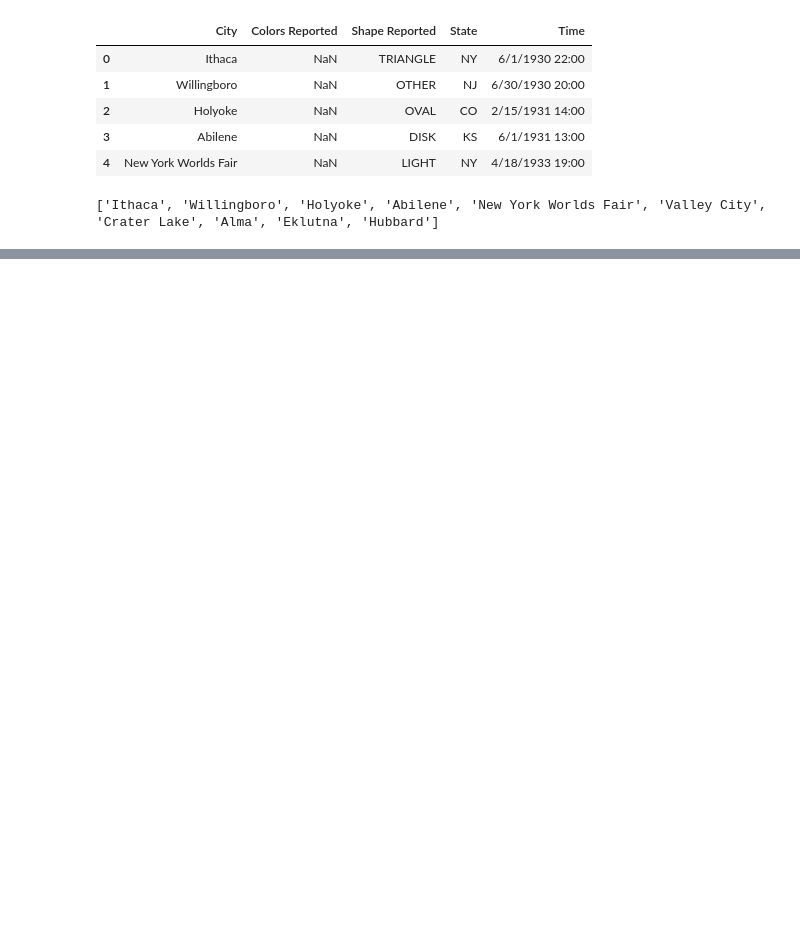
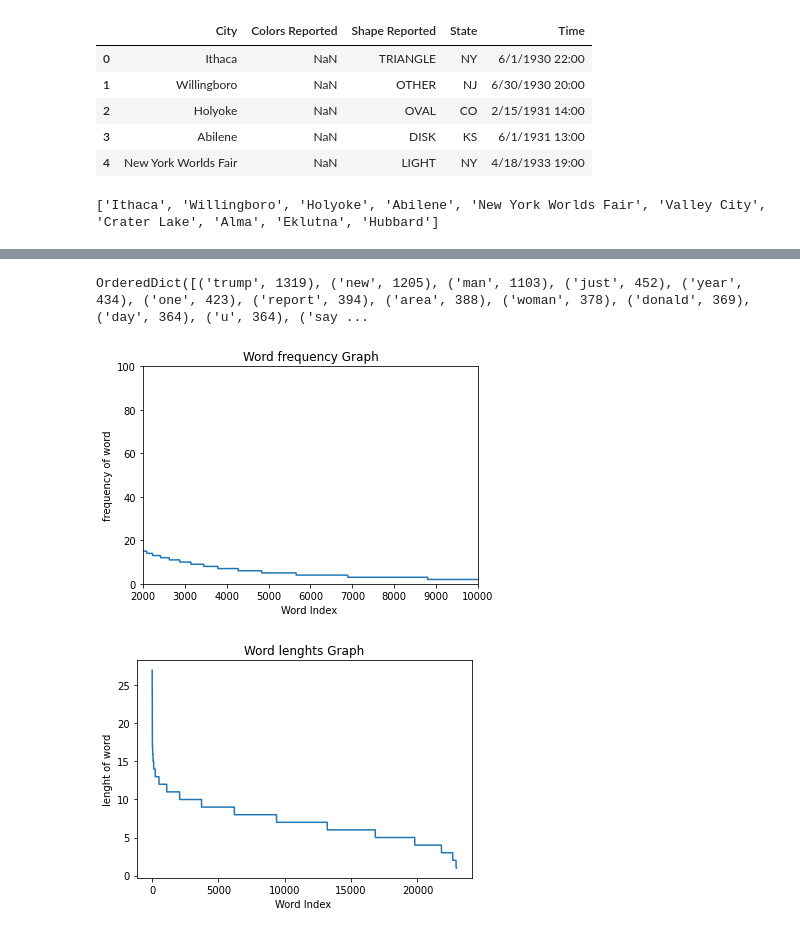
Before and after one commit to kumar-mahendra/66DaysOfData, a Jupyter notebook: Natural_Language_Processing.ipynb, the cells around one changed output, grey strips where cells are left out. Cells and saved outputs as stored; diff of their text form; code cells hidden in the pictures; blank space fills up the shorter version.

```diff
--- a/Natural_Language_Processing.ipynb
+++ b/Natural_Language_Processing.ipynb
@@ -297,0 +424,44 @@ Saving to: ‘/tmp/sarcasm.json’
+# %%
+# You can experiment with parameters and see result .
+
+#Reason : We have chosen embedded size to be 15 because around 80% words in tokenizer's word_index
+#         are having very low frequency (<20 times)
+
+#         Also you can see below graph that word after 2000 are of very low frequency thats why we keep
+#         vocab_size equal to 2000
+
+wc = tokenizer.word_counts
+from collections import OrderedDict
+newlist = (OrderedDict(sorted(wc.items(), key=lambda t: t[1], reverse=True)))
+print(newlist)
+
+xs=[]
+ys=[]
+curr_x = 1
+for item in newlist:
+ xs.append(curr_x)
+ curr_x=curr_x+1
+ ys.append(newlist[item])
+plt.title("Word frequency Graph")
+plt.xlabel("Word Index ")
+plt.ylabel("frequency of word")
+plt.plot(xs,ys)
+plt.axis([2000,10000,0,100])
+plt.show()
+
+
+lenghts = []
+yss = []
+l = len(xs)
+for x in newlist :
+  yss.append(len(x))
+yss = sorted(yss,reverse=True)
+plt.title("Word lenghts Graph")
+plt.xlabel("Word Index ")
+plt.ylabel("lenght of word")
+plt.plot(xs,yss)
+plt.show()
+# %% [output]
+OrderedDict([('trump', 1319), ('new', 1205), ('man', 1103), ('just', 452), ('year', 434), ('one', 423), ('report', 394), ('area', 388), ('woman', 378), ('donald', 369), ('day', 364), ('u', 364), ('say ...
+[figure, added]
+[figure, added]
```
Also changed, not shown: parts of 11 cells of this notebook.
